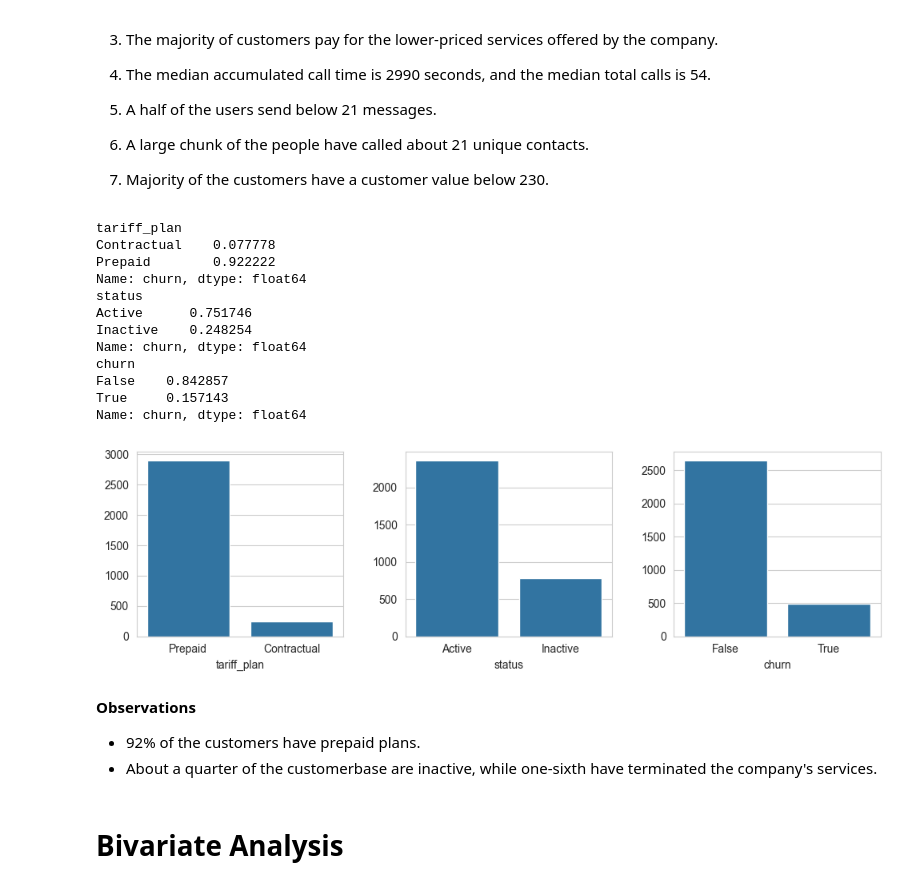
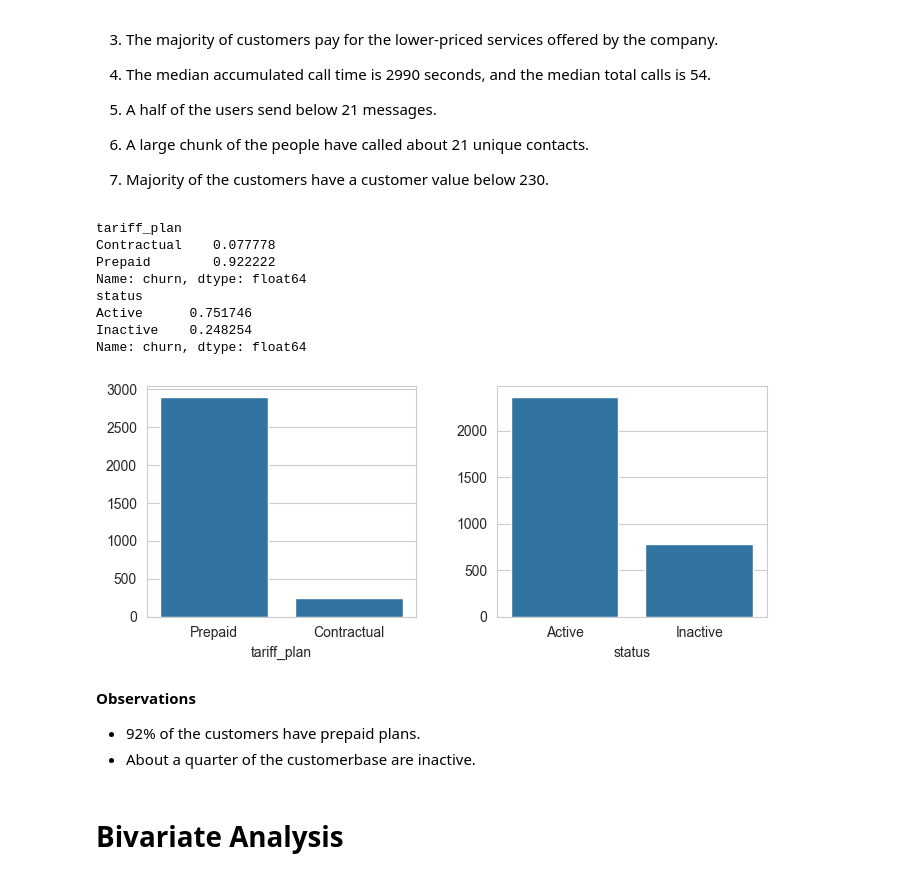
Before and after one commit to mlcuadra1/Churn-Risk-EDA, a Jupyter notebook: notebooks/Script 2 - EDA.ipynb, the cells around one changed output. Cells and saved outputs as stored; diff of their text form; code cells hidden in the pictures.

Commit message:
Removed double plots, move target up

```diff
--- a/notebooks/Script 2 - EDA.ipynb
+++ b/notebooks/Script 2 - EDA.ipynb
@@ -81,3 +81,11 @@ df.describe()
 # Univariate analysis
 # %%
 sns.set_style("whitegrid")
+# %%
+fig, ax = plt.subplots(figsize=(4,3))
+sns.countplot(x='churn', data=df)
+plt.ylabel('')
+
+values_count = df.groupby('churn')['churn'].count()
+values_frac = values_count / len(df)
+print(values_frac)
@@ -138,37 +155,33 @@ Since most of the distributions have a skew, I will be referring more to the med
 6. A large chunk of the people have called about 21 unique contacts.
 7. Majority of the customers have a customer value below 230.
 # %%
-cat_list = list(['tariff_plan', 'status', 'churn'])
+cat_list = list(['tariff_plan', 'status'])
 
-fig1, axes = plt.subplots(1, 3, figsize=(12,3))
+fig1, axes = plt.subplots(1, 2, figsize=(8,3))
 
 for i, cat_col in enumerate(cat_list):
     sns.countplot(x=df[cat_col], data=df, ax=axes[i])
     axes[i].set_ylabel('')
 
     values_count = df.groupby(cat_col)['churn'].count()
     values_frac = values_count / len(df)
     print(values_frac)
 
 fig1.subplots_adjust(wspace=0.3)
 # %% [output]
 tariff_plan
 Contractual    0.077778
 Prepaid        0.922222
 Name: churn, dtype: float64
 status
 Active      0.751746
 Inactive    0.248254
 Name: churn, dtype: float64
-churn
-False    0.842857
-True     0.157143
-Name: churn, dtype: float64
-[figure, old version]
+[figure, new version]
 # %% [markdown]
 **Observations**
 - 92% of the customers have prepaid plans.
-- About a quarter of the customerbase are inactive, while one-sixth have terminated the company's services.
+- About a quarter of the customerbase are inactive.
 # %% [markdown]
 # Bivariate Analysis
 # %% [markdown]
```
Also changed, not shown: parts of 35 cells of this notebook.
